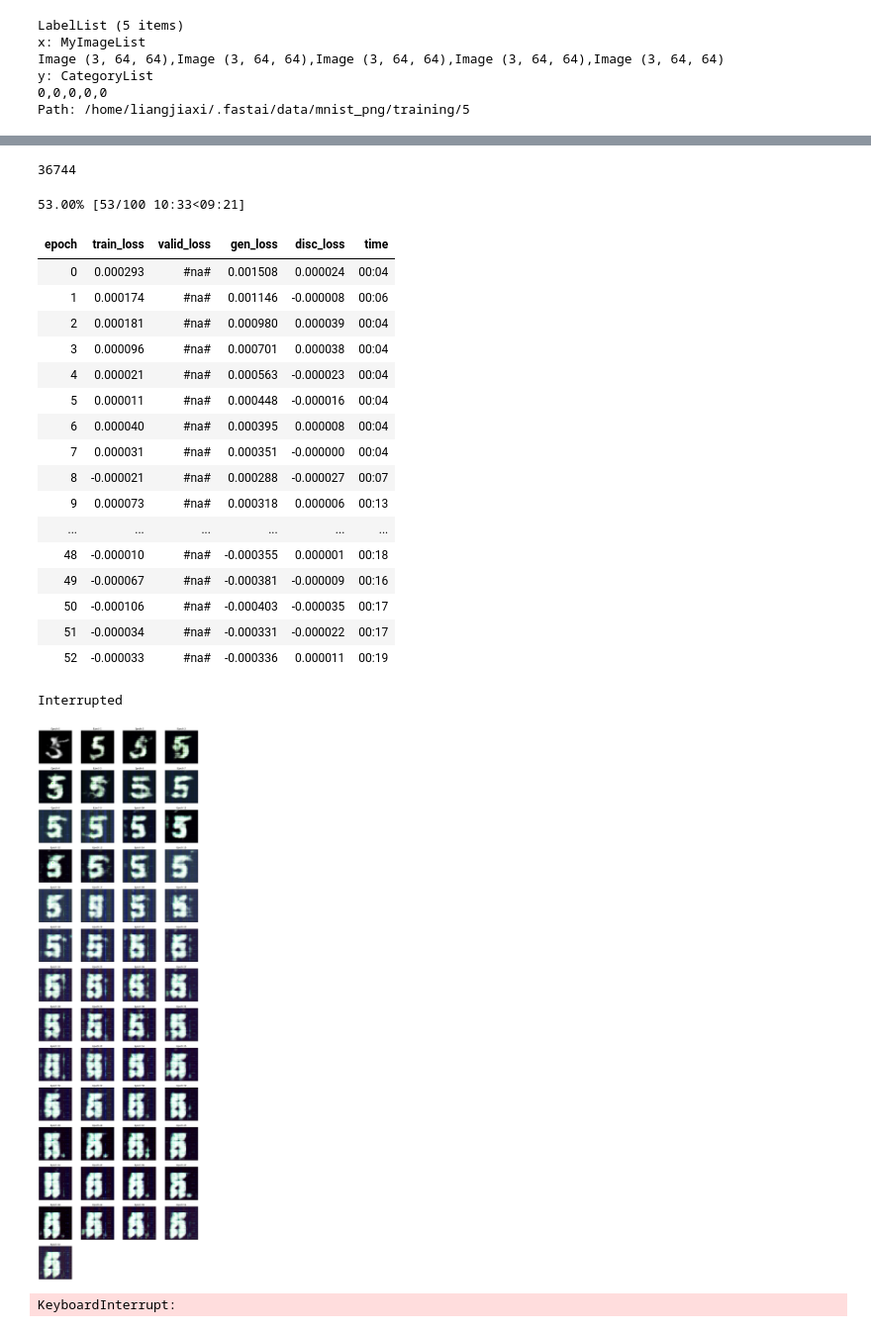
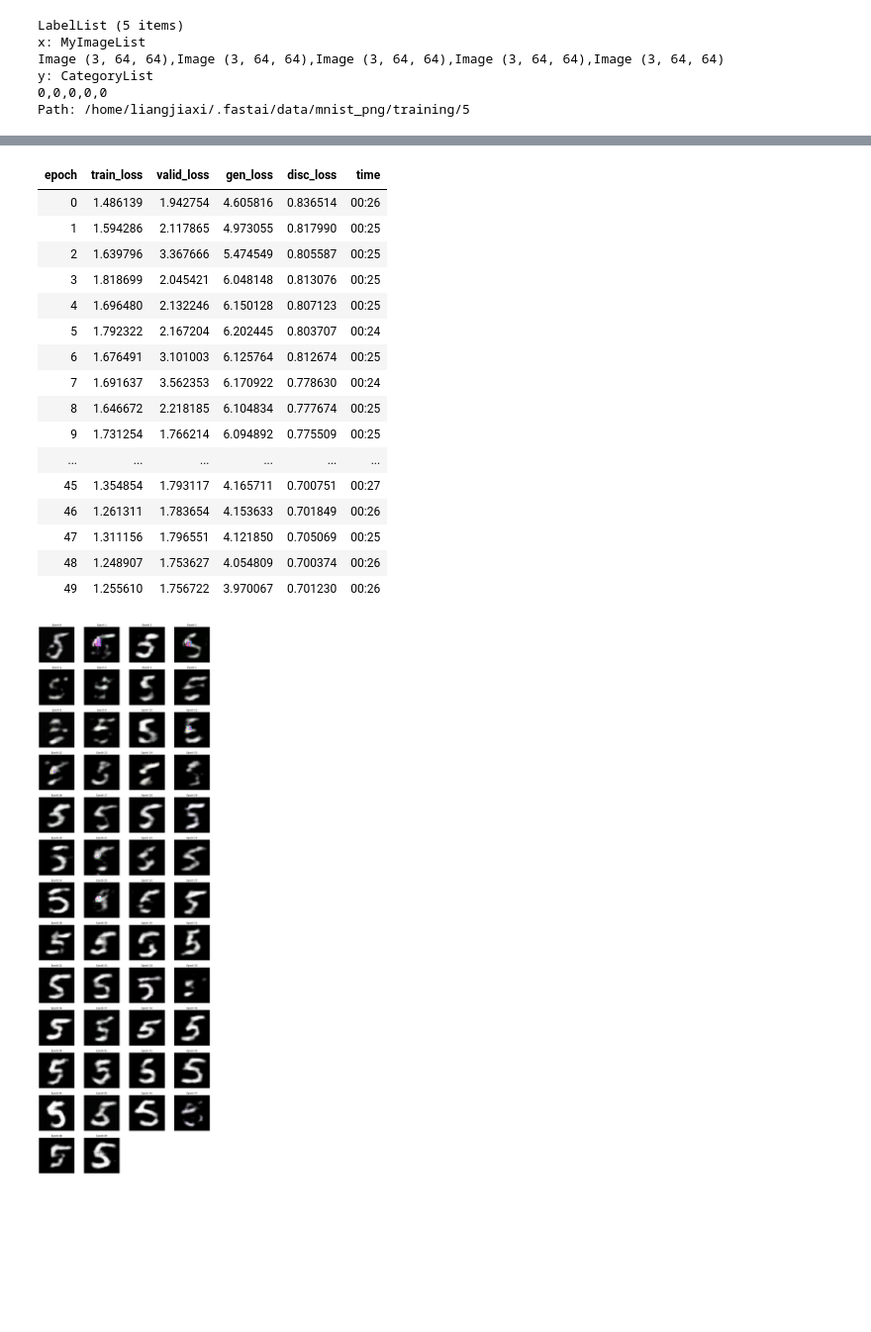
Before and after one commit to zhifaceshi/fastai_practice, a Jupyter notebook: digital_gan/main.ipynb, the cells around one changed output, grey strips where cells are left out. Shown at 99% size. Drawn from its saved outputs; the diff is of its cells as text; code cells hidden in the pictures; blank space fills up the shorter version.

```diff
--- a/digital_gan/main.ipynb
+++ b/digital_gan/main.ipynb
@@ -267,6 +285,7 @@ def wrapper(func):
     def f(a, b):
         a = a.float()
         b = b.long()
+        assert b.max() <= 1 and b.min() >= 0, f'{b}'
         return func(a, b)
     return f
 c_learner = Learner(critic_databunch, create_cnn_model(models.resnet18, 2), loss_func=wrapper(F.cross_entropy))
@@ -287,9 +306,5 @@ c_learner.fit_one_cycle(10)
 # %%
 c_learner.save('/tmp/c_learner')
-c_learner = None
-gc.collect()
-# %% [output]
-36744
 # %%
 c_learner = Learner(critic_databunch, create_cnn_model(models.resnet18, 2))
 g_learner = Learner(generate_databunch, generator, loss_func=loss_f,)
@@ -314,24 +324,49 @@ gan_learner = GANLearner.wgan(data, g_learner.model, c_learner.model, )
+# %%
+class MyTrainer(GANTrainer):
+
+    def on_epoch_end(self, pbar, epoch, last_metrics, **kwargs):
+#         print('a')
+        "Put the various losses in the recorder and show a sample image."
+        if not hasattr(self, 'last_gen'): print('lalala')
+        if not hasattr(self, 'last_gen') or not self.show_img: return
+#         print('b')
+        data = self.learn.data
+        img = self.last_gen[0]
+        norm = getattr(data,'norm',False)
+        if norm and norm.keywords.get('do_y',False): img = data.denorm(img)
+        img = data.train_ds.y.reconstruct(img)
+        self.imgs.append(img)
+        self.titles.append(f'Epoch {epoch}')
+        pbar.show_imgs([Image(w.clamp_(0,1)) for w in self.imgs if isinstance(w, torch.Tensor)], self.titles)
+        return add_metrics(last_metrics, [getattr(self.smoothenerG,'smooth',None),getattr(self.smoothenerC,'smooth',None)])
+# %%
+switcher = partial(AdaptiveGANSwitcher, critic_thresh=0.65)
+gan_learner = GANLearner.from_learners(g_learner, c_learner, weights_gen=(1.,50.), show_img=True,
+                                 opt_func=partial(optim.Adam, betas=(0.,0.99)), wd=0)
+# gan_learner.callback_fns.append(partial(GANDiscriminativeLR, mult_lr=5.))
+# %%
+a = MyTrainer(gan_learner)
+gan_learner.gan_trainer = a
+gan_learner.callbacks.pop()
+gan_learner.callbacks.append(a)
 # %%
-gan_learner.fit(40)
+gan_learner.fit(50)
 # %% [output]
-53.00% [53/100 10:33<09:21]
 | epoch | train_loss | valid_loss | gen_loss | disc_loss | time |
-| 0 | 0.000293 | #na# | 0.001508 | 0.000024 | 00:04 |
-| 1 | 0.000174 | #na# | 0.001146 | -0.000008 | 00:06 |
-| 2 | 0.000181 | #na# | 0.000980 | 0.000039 | 00:04 |
-| 3 | 0.000096 | #na# | 0.000701 | 0.000038 | 00:04 |
-| 4 | 0.000021 | #na# | 0.000563 | -0.000023 | 00:04 |
-| 5 | 0.000011 | #na# | 0.000448 | -0.000016 | 00:04 |
-| 6 | 0.000040 | #na# | 0.000395 | 0.000008 | 00:04 |
-| 7 | 0.000031 | #na# | 0.000351 | -0.000000 | 00:04 |
-| 8 | -0.000021 | #na# | 0.000288 | -0.000027 | 00:07 |
-| 9 | 0.000073 | #na# | 0.000318 | 0.000006 | 00:13 |
+| 0 | 1.486139 | 1.942754 | 4.605816 | 0.836514 | 00:26 |
+| 1 | 1.594286 | 2.117865 | 4.973055 | 0.817990 | 00:25 |
+| 2 | 1.639796 | 3.367666 | 5.474549 | 0.805587 | 00:25 |
+| 3 | 1.818699 | 2.045421 | 6.048148 | 0.813076 | 00:25 |
+| 4 | 1.696480 | 2.132246 | 6.150128 | 0.807123 | 00:25 |
+| 5 | 1.792322 | 2.167204 | 6.202445 | 0.803707 | 00:24 |
+| 6 | 1.676491 | 3.101003 | 6.125764 | 0.812674 | 00:25 |
+| 7 | 1.691637 | 3.562353 | 6.170922 | 0.778630 | 00:24 |
+| 8 | 1.646672 | 2.218185 | 6.104834 | 0.777674 | 00:25 |
+| 9 | 1.731254 | 1.766214 | 6.094892 | 0.775509 | 00:25 |
 | ... | ... | ... | ... | ... | ... |
-| 48 | -0.000010 | #na# | -0.000355 | 0.000001 | 00:18 |
-| 49 | -0.000067 | #na# | -0.000381 | -0.000009 | 00:16 |
-| 50 | -0.000106 | #na# | -0.000403 | -0.000035 | 00:17 |
-| 51 | -0.000034 | #na# | -0.000331 | -0.000022 | 00:17 |
-| 52 | -0.000033 | #na# | -0.000336 | 0.000011 | 00:19 |
+| 45 | 1.354854 | 1.793117 | 4.165711 | 0.700751 | 00:27 |
+| 46 | 1.261311 | 1.783654 | 4.153633 | 0.701849 | 00:26 |
+| 47 | 1.311156 | 1.796551 | 4.121850 | 0.705069 | 00:25 |
+| 48 | 1.248907 | 1.753627 | 4.054809 | 0.700374 | 00:26 |
+| 49 | 1.255610 | 1.756722 | 3.970067 | 0.701230 | 00:26 |
-Interrupted
-[figure, old version]
+[figure, new version]
-KeyboardInterrupt:
```
Also changed, not shown: parts of 41 cells of this notebook, 2 other files.
